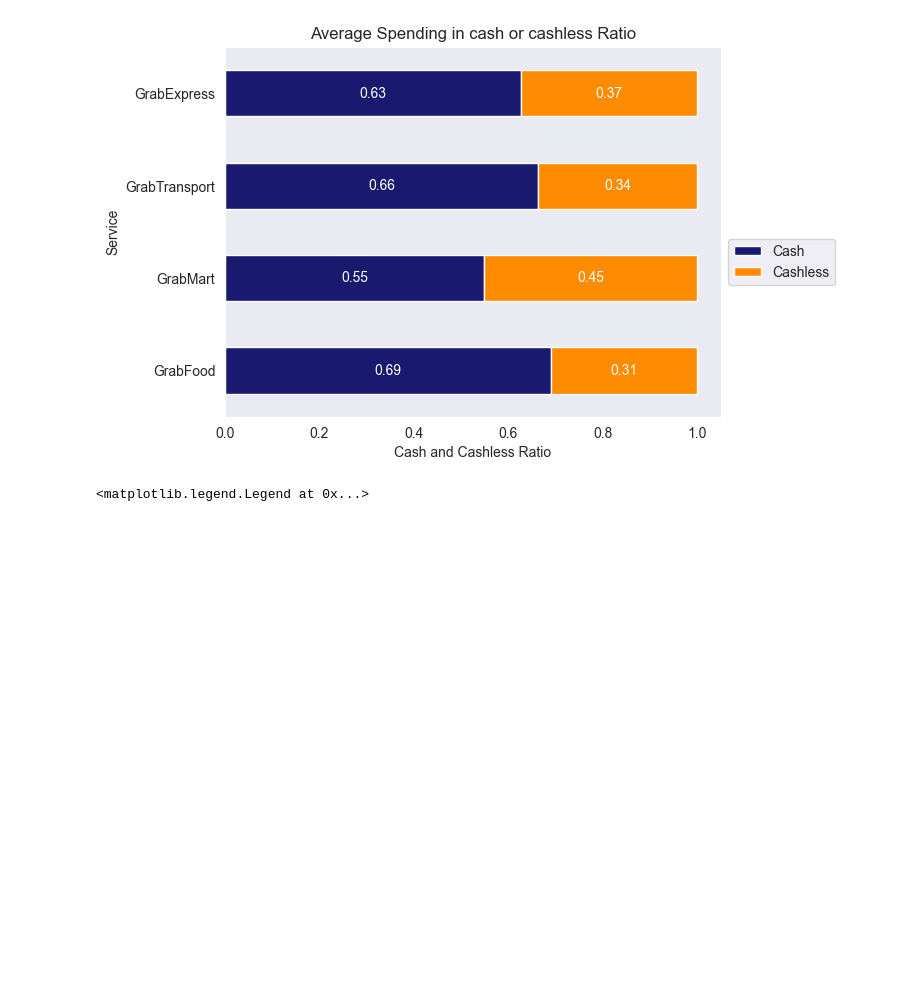
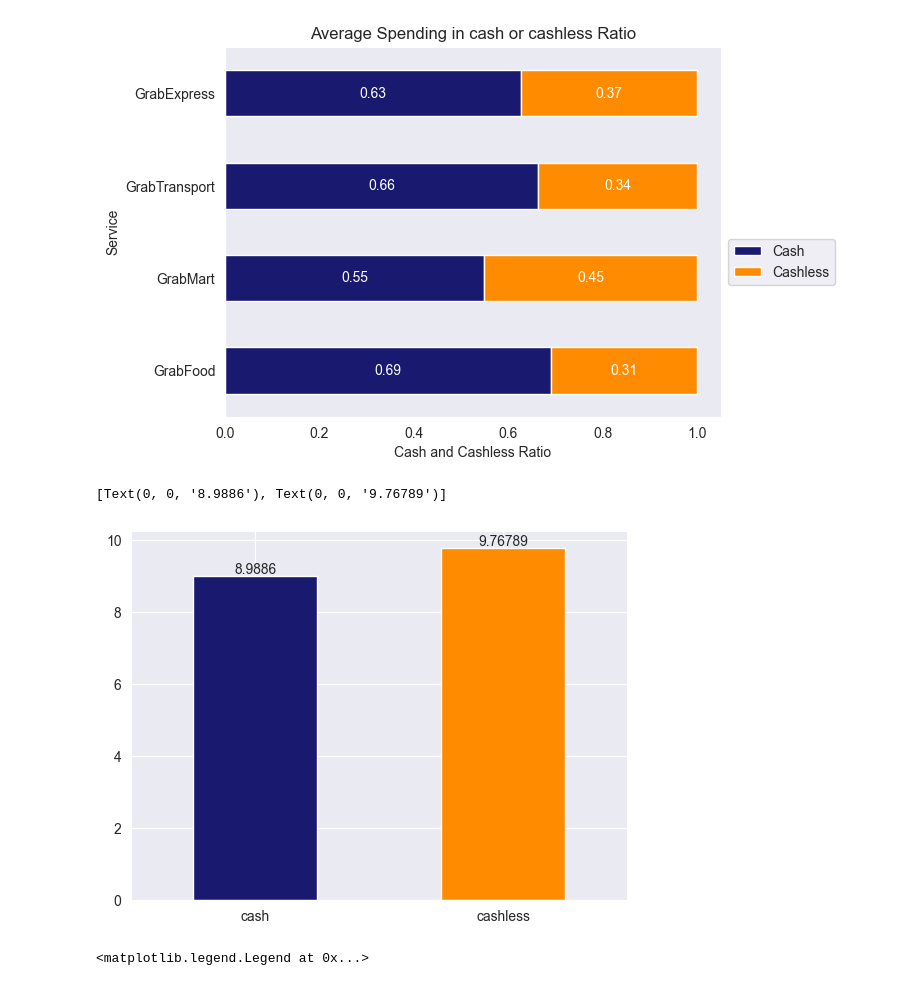
Before and after one commit to Patcharanat/GrabSpark-Data-Analytics-for-Business-Use-Cases, a Jupyter notebook: Grab_case_notebook.ipynb, the cells around one changed output. Cells and saved outputs as stored; diff of their text form; code cells hidden in the pictures; blank space fills up the shorter version.

Commit message:
update cash-cashless ticket size analysis

```diff
--- a/Grab_case_notebook.ipynb
+++ b/Grab_case_notebook.ipynb
@@ -772,6 +772,20 @@ for c in ax.containers:
     ax.bar_label(c, labels=labels, label_type='center', color = 'white')
 # %% [output]
 [figure]
+# %%
+# cashless ticket size
+ticket_size_cashless = df_m['tpv'].divide(df_m['cashless_bookings']).replace(np.inf, np.nan)
+# cash ticket size
+ticket_size_cash = (df_m['gmv']-df_m['tpv']).divide(df_m['booking']-df_m['cashless_bookings']).replace(np.inf, np.nan)
+
+ax = pd.DataFrame({'cashless': ticket_size_cashless.to_numpy(), 'cash': ticket_size_cash.to_numpy()}).mean().sort_values(ascending=True).plot(kind='bar',
+                                                                                                                                              color=['midnightblue', 'darkorange'])
+plt.grid(True)
+plt.xticks(rotation=0)
+ax.bar_label(ax.containers[0])
+# %% [output]
+[Text(0, 0, '8.9886'), Text(0, 0, '9.76789')]
+[figure, added]
 # %%
 cashless_booking = df_m['cashless_bookings'].sum()
 cash_booking = df_m['booking'].sum() - cashless_booking
```
Also changed, not shown: parts of 1 cell of this notebook.
